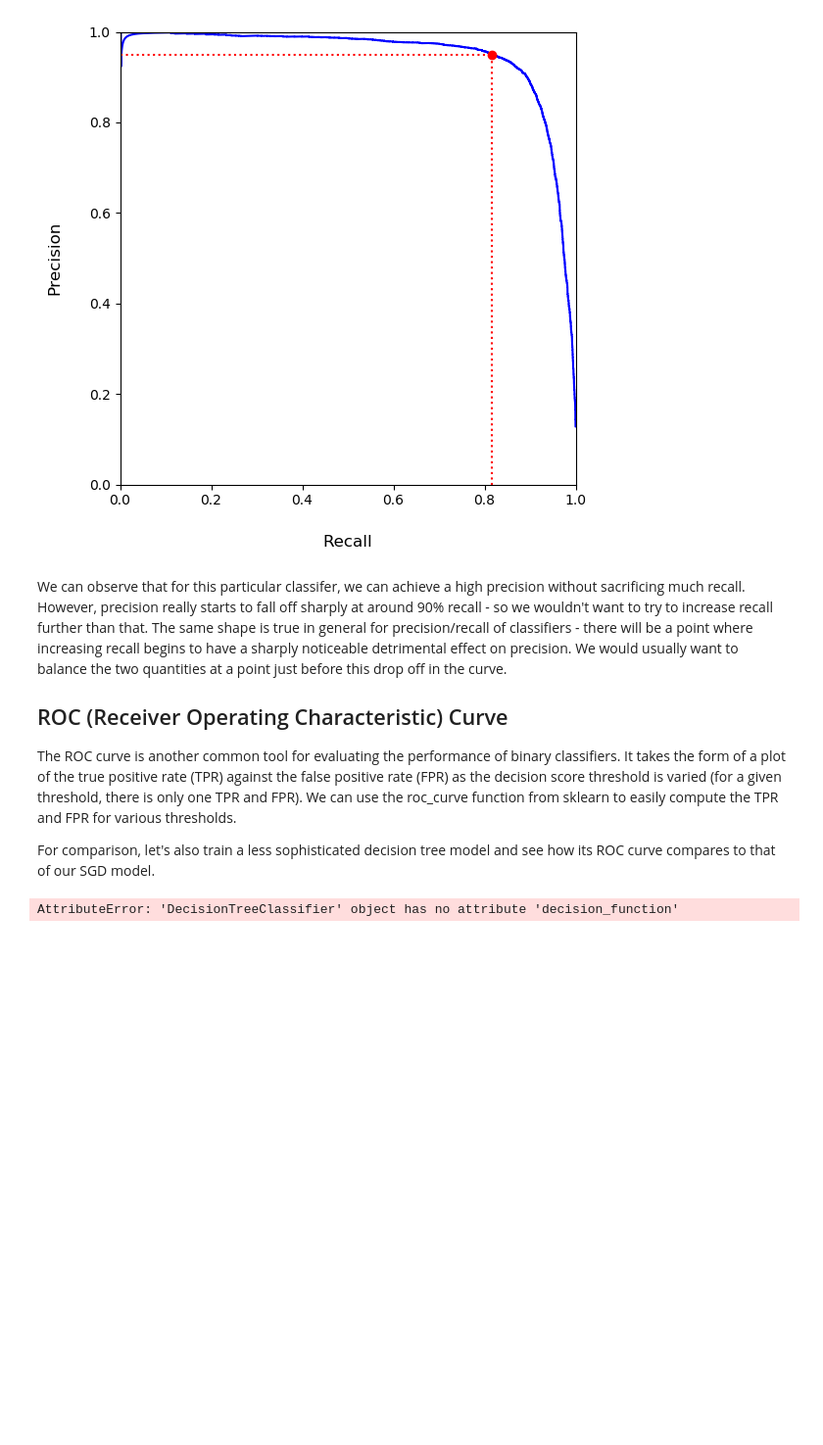
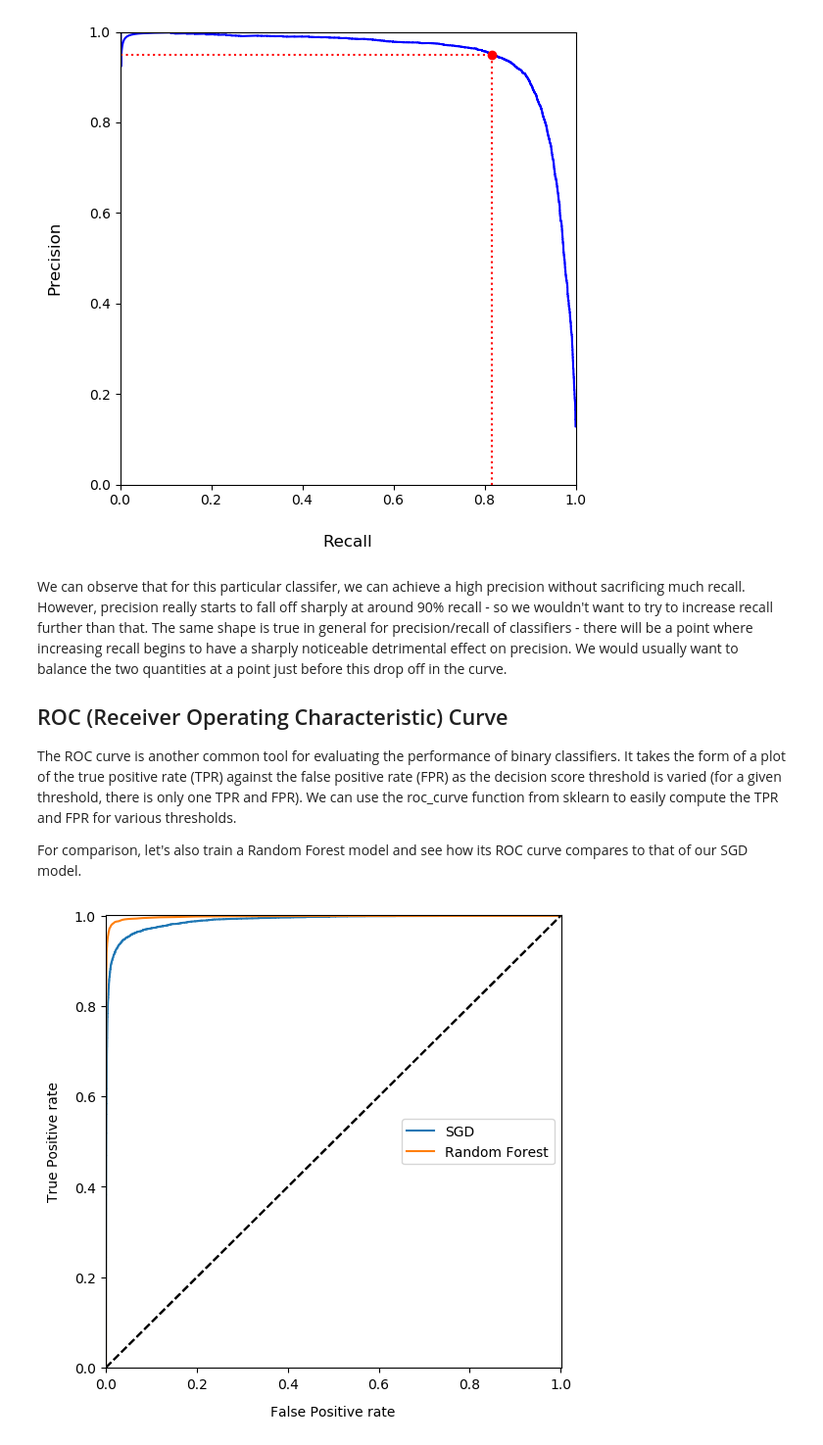
Before and after one commit to andrewhetherington/python-projects, a Jupyter notebook: MNIST/MNIST.ipynb, the cells around one changed output. Shown: that part at 98% size. Saved outputs shown, nothing was run; the diff lists cells and outputs as text; code cells hidden in the pictures; blank space fills up the shorter version.

```diff
--- a/MNIST/MNIST.ipynb
+++ b/MNIST/MNIST.ipynb
@@ -260,31 +257,33 @@ We can observe that for this particular classifer, we can achieve a high precisi
 
 The ROC curve is another common tool for evaluating the performance of binary classifiers.  It takes the form of a plot of the true positive rate (TPR) against the false positive rate (FPR) as the decision score threshold is varied (for a given threshold, there is only one TPR and FPR).  We can use the roc_curve function from sklearn to easily compute the TPR and FPR for various thresholds.
 
-For comparison, let's also train a less sophisticated decision tree model and see how its ROC curve compares to that of our SGD model.
+For comparison, let's also train a Random Forest model and see how its ROC curve compares to that of our SGD model.
 # %%
-from sklearn.tree import DecisionTreeClassifier
+from sklearn.ensemble import RandomForestClassifier
 
-tree_clf_7 = DecisionTreeClassifier(random_state=0)
-data_train_tree_decision_scores = cross_val_predict(tree_clf_7, data_train, labels_train_7, cv=3,
-                                               method="decision_function")
+rf_clf_7 = RandomForestClassifier(random_state=0)
+data_train_rf_probabilities = cross_val_predict(rf_clf_7, data_train, labels_train_7, cv=3,
+                                               method="predict_proba")
-# %% [output]
-AttributeError: 'DecisionTreeClassifier' object has no attribute 'decision_function'
+# %%
+data_train_rf_decision_scores = data_train_rf_probabilities[:, 1]
 # %%
 from sklearn.metrics import roc_curve
 
 fpr_sgd, tpr_sgd, thresholds_sgd = roc_curve(labels_train_7, data_train_decision_scores)
-fpr_tree, tpr_tree, thresholds_tree = roc_curve(labels_train_7, data_train_tree_decision_scores)
+fpr_rf, tpr_rf, thresholds_tree = roc_curve(labels_train_7, data_train_rf_decision_scores)
 
 fig, ax = plt.subplots(figsize=(6,6))
 
 def plot_roc_curve(fpr, tpr, label=None):
     ax.plot(fpr, tpr, label=label)
     ax.plot([0,1], [0,1], "k--") # Dashed diagonal line - random model
 
     ax.axis([-0.001,1.001,-0.001,1.001])
     ax.legend(loc="center right")
     ax.set_xlabel("False Positive rate", labelpad=10)
     ax.set_ylabel("True Positive rate", labelpad=10)
 
 plot_roc_curve(fpr_sgd, tpr_sgd, "SGD")
-plot_roc_curve(fpr_tree, tpr_tree, "Decision Tree")
+plot_roc_curve(fpr_rf, tpr_rf, "Random Forest")
+# %% [output]
+[figure, added]
```
Also changed, not shown: parts of 6 cells of this notebook.
